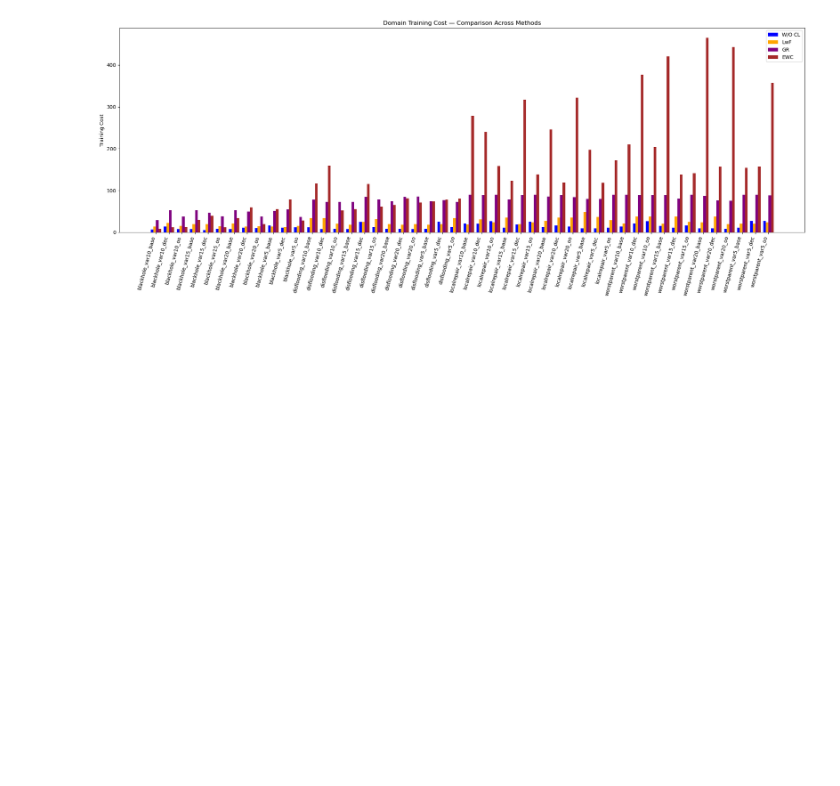
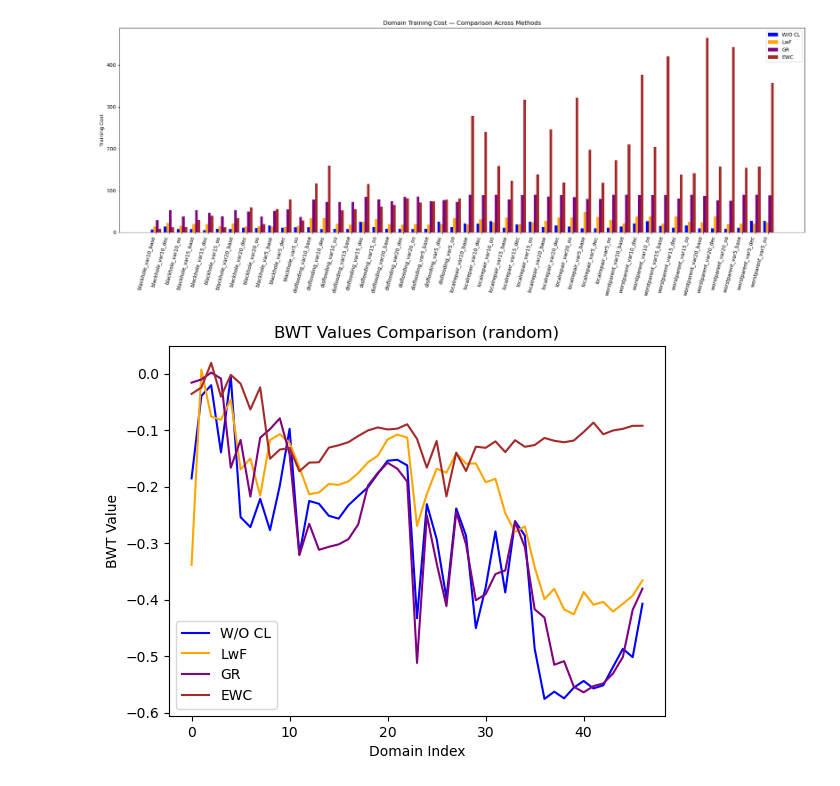
Before and after one commit to sourasb05/IoT_attack_CL_IDS, a Jupyter notebook: notebooks/result_analysis.ipynb, the cells around one changed output. Drawn from its saved outputs; the diff is of its cells as text; code cells hidden in the pictures; blank space fills up the shorter version.

Commit message:
Random/GR/EWC/LwF working

```diff
--- a/notebooks/result_analysis.ipynb
+++ b/notebooks/result_analysis.ipynb
@@ -72,3 +72,30 @@ plt.tight_layout()
 plt.show()
 # %% [output]
 [figure]
+# %%
+import json
+import matplotlib.pyplot as plt
+
+
+with open('/proj/sourasb-220503/IoT_attack_CL_IDS/results/1_experiment_results_LSTM_WCL_random.json', 'r') as f:
+    data1 = json.load(f)
+with open('/proj/sourasb-220503/IoT_attack_CL_IDS/results/1_experiment_results_LSTM_LwF_random_alpha_1.0_T_4.0.json', 'r') as f:
+    data2 = json.load(f)
+with open('/proj/sourasb-220503/IoT_attack_CL_IDS/results/1_experiment_results_LSTM_GR_random.json', 'r') as f:
+    data3 = json.load(f)
+with open('/proj/sourasb-220503/IoT_attack_CL_IDS/results/1_experiment_results_LSTM_Attention_EWC_random.json', 'r') as f:
+    data4 = json.load(f)
+
+
+plt.plot(data1["BWT_values"], label="W/O CL", color="blue")
+plt.plot(data2["BWT_values"], label="LwF", color="orange")
+plt.plot(data3["BWT_values"], label="GR", color="purple")
+plt.plot(data4["BWT_values"], label="EWC", color="brown")
+plt.xlabel("Domain Index")
+plt.ylabel("BWT Value")
+plt.title("BWT Values Comparison (random)")
+plt.legend()
+plt.savefig("/proj/sourasb-220503/IoT_attack_CL_IDS/results/plots/BWT_random_comparison.png")
+plt.show()
+# %% [output]
+[figure, added]
```
Also changed, not shown: parts of 8 cells of this notebook, 30 other files.
